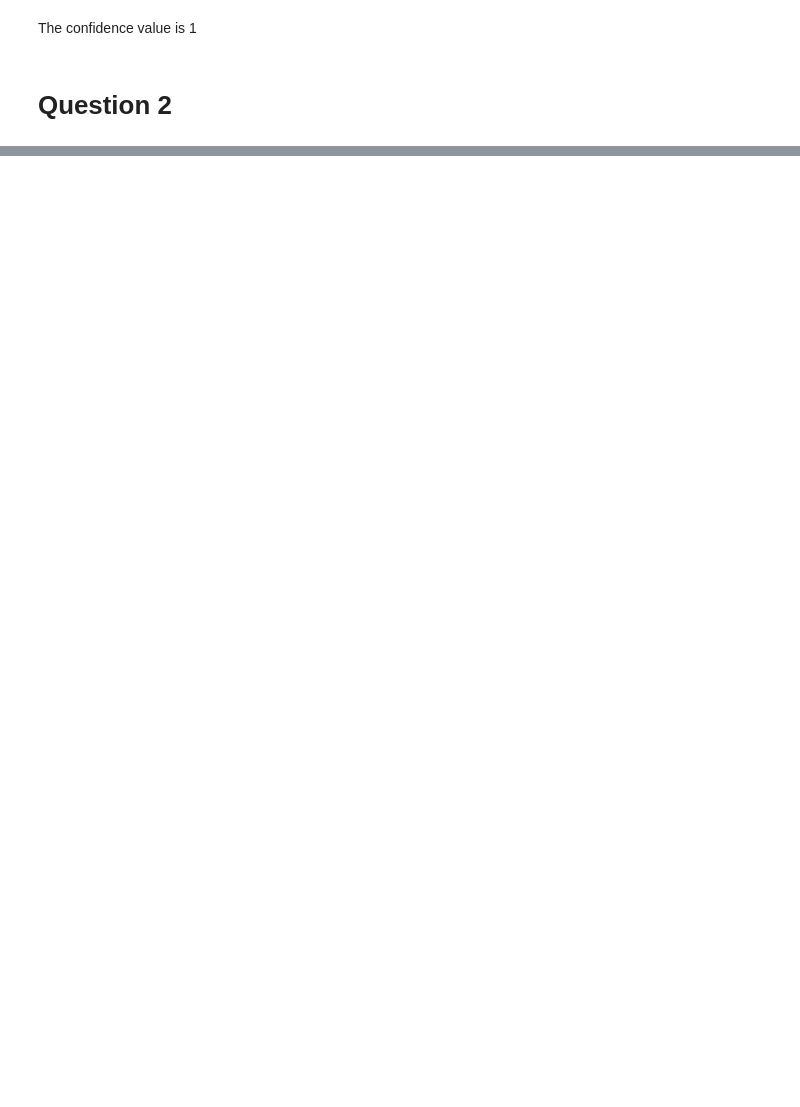
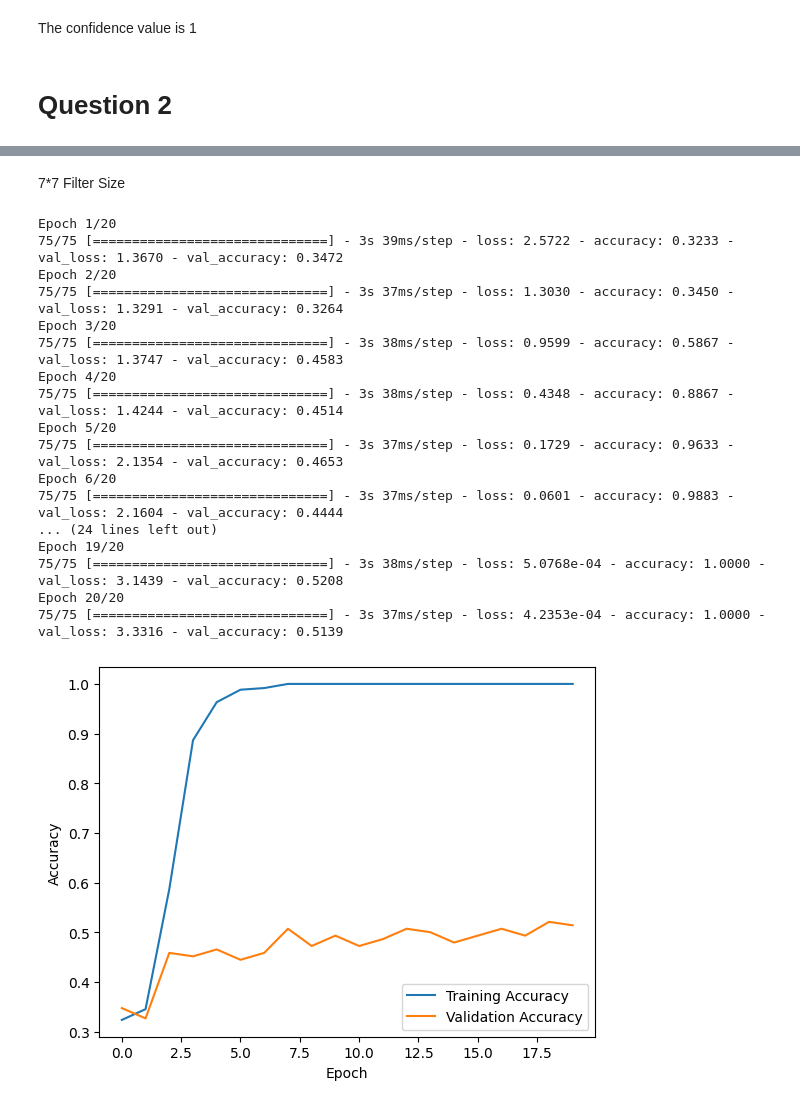
Before and after one commit to yagnaVNK/Data-Mining-1, a Jupyter notebook: Assignment3/Assignment3.ipynb, the cells around one changed output, grey strips where cells are left out. Drawn from its saved outputs; the diff is of its cells as text; code cells hidden in the pictures; blank space fills up the shorter version.

```diff
--- a/Assignment3/Assignment3.ipynb
+++ b/Assignment3/Assignment3.ipynb
@@ -225,0 +325,67 @@ WARNING:tensorflow:From c:\Users\kaasa\AppData\Local\Programs\Python\Python310\l
+# %% [markdown]
+7*7 Filter Size
+# %%
+
+model2 = models.Sequential()
+
+# Convolutional Layer with 8 7 × 7 filters
+model2.add(layers.Conv2D(8, (7, 7), activation='relu', input_shape=(331, 331, 3)))
+
+# 1 max pooling with 2 × 2 pool size
+model2.add(layers.MaxPooling2D((2, 2)))
+
+# Flatten the Tensor
+model2.add(layers.Flatten())
+
+# 1 hidden layer with 16 nodes for a fully connected neural network
+model2.add(layers.Dense(16, activation='relu'))
+
+# Output layer has 4 nodes (since 4 classes) using ‘softmax’ activation function
+model2.add(layers.Dense(4, activation='softmax'))
+
+# Compile the model
+model2.compile(optimizer='adam',
+              loss='categorical_crossentropy',
+              metrics=['accuracy'])
+
+# Train the model
+history = model2.fit(
+    train_generator,
+    steps_per_epoch=train_generator.samples // batch_size,
+    epochs=epochs,
+    validation_data=validation_generator,
+    validation_steps=validation_generator.samples // batch_size
+)
+
+# Plot the training and validation accuracy
+plt.plot(history.history['accuracy'], label='Training Accuracy')
+plt.plot(history.history['val_accuracy'], label='Validation Accuracy')
+plt.xlabel('Epoch')
+plt.ylabel('Accuracy')
+plt.legend()
+plt.show()
+
+
+# References:
+# - TensorFlow Documentation: https://www.tensorflow.org/
+# - Keras Documentation: https://keras.io/
+# - Matplotlib Documentation: https://matplotlib.org/
+# %% [output]
+Epoch 1/20
+75/75 [==============================] - 3s 39ms/step - loss: 2.5722 - accuracy: 0.3233 - val_loss: 1.3670 - val_accuracy: 0.3472
+Epoch 2/20
+75/75 [==============================] - 3s 37ms/step - loss: 1.3030 - accuracy: 0.3450 - val_loss: 1.3291 - val_accuracy: 0.3264
+Epoch 3/20
+75/75 [==============================] - 3s 38ms/step - loss: 0.9599 - accuracy: 0.5867 - val_loss: 1.3747 - val_accuracy: 0.4583
+Epoch 4/20
+75/75 [==============================] - 3s 38ms/step - loss: 0.4348 - accuracy: 0.8867 - val_loss: 1.4244 - val_accuracy: 0.4514
+Epoch 5/20
+75/75 [==============================] - 3s 37ms/step - loss: 0.1729 - accuracy: 0.9633 - val_loss: 2.1354 - val_accuracy: 0.4653
+Epoch 6/20
+75/75 [==============================] - 3s 37ms/step - loss: 0.0601 - accuracy: 0.9883 - val_loss: 2.1604 - val_accuracy: 0.4444
+... (24 lines left out)
+Epoch 19/20
+75/75 [==============================] - 3s 38ms/step - loss: 5.0768e-04 - accuracy: 1.0000 - val_loss: 3.1439 - val_accuracy: 0.5208
+Epoch 20/20
+75/75 [==============================] - 3s 37ms/step - loss: 4.2353e-04 - accuracy: 1.0000 - val_loss: 3.3316 - val_accuracy: 0.5139
+[figure, added]
```
Also changed, not shown: parts of 16 cells of this notebook, 2 other files.
